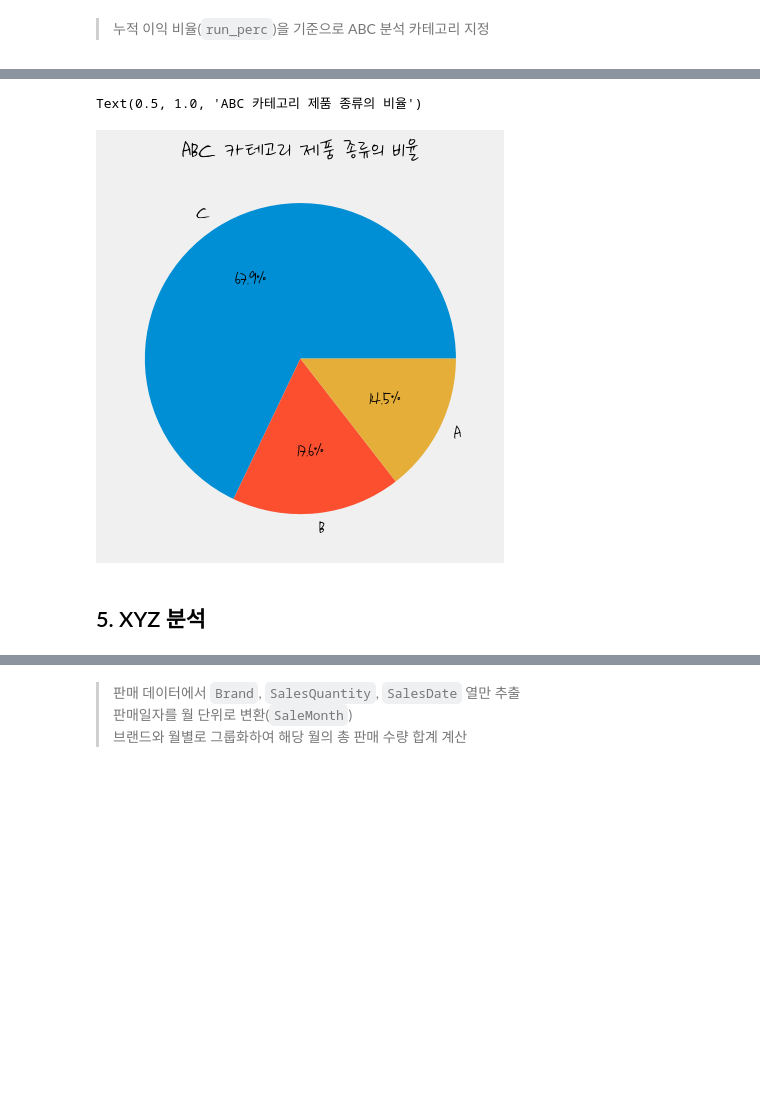
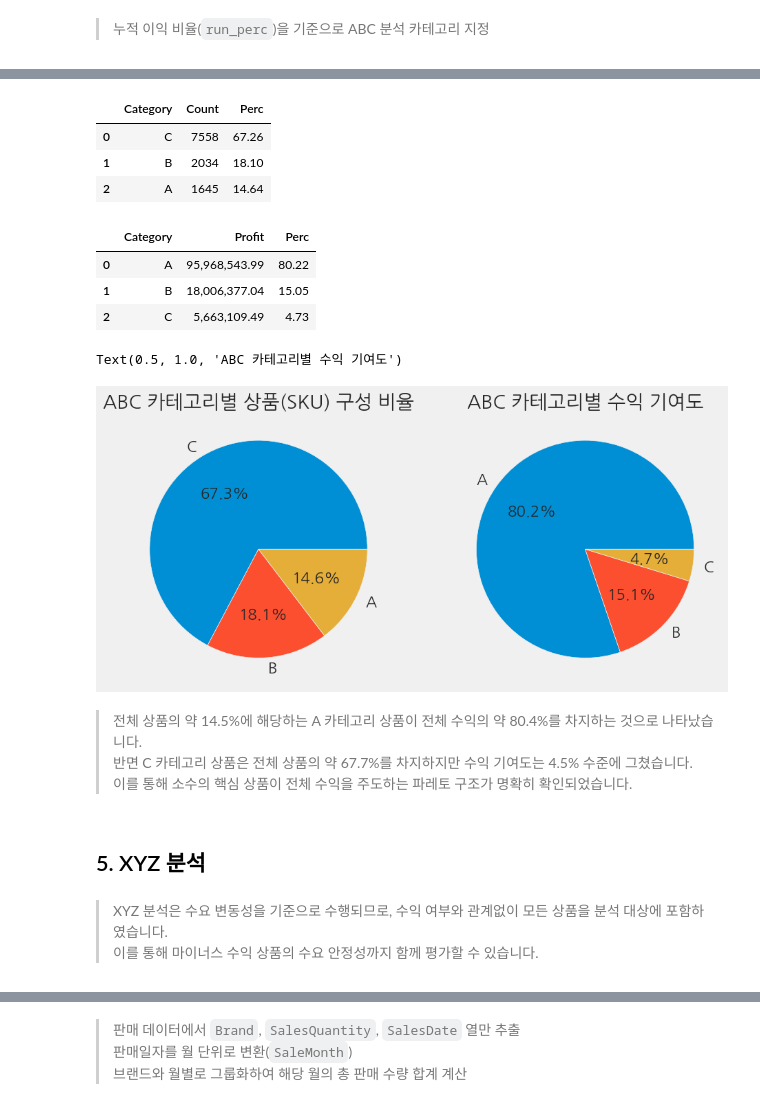
Before and after one commit to koyaniya/warehouse-inventory-optimization-ABC-XYZ-analysis-, a Jupyter notebook: notebooks/analysis.ipynb, the cells around one changed output, grey strips where cells are left out. Cells and saved outputs as stored; diff of their text form; code cells hidden in the pictures; blank space fills up the shorter version.

```diff
--- a/notebooks/analysis.ipynb
+++ b/notebooks/analysis.ipynb
@@ -711,0 +775,3 @@ profit_table = profit_table.sort_values(by='Profit', ascending = False)
+# %%
+profit_table = profit_table[profit_table['Profit']>0]
+profit_table
@@ -738,10 +835,11 @@ profit_table
 > 누적 이익 비율(`run_perc`)을 기준으로 ABC 분석 카테고리 지정
 # %%
 def ABC(run_perc):
-    if run_perc > 0 and run_perc < 0.8:
+    if run_perc < 0.8:
         return 'A'
     elif run_perc >= 0.8 and run_perc < 0.95:
         return 'B'
     elif run_perc >= 0.95:
         return 'C'
+
 profit_table['ABC_category'] = profit_table['run_perc'].apply(ABC)
@@ -763,0 +868,14 @@ profit_table
+# %%
+profit_table= pd.concat(
+    [profit_table, negative_profit],
+    axis=0,
+    ignore_index=True)
+
+profit_table["abc_scope"] = np.where(
+    profit_table["profit_flag"] == "Profit",
+    "Pareto_scope",
+    "Excluded_from_Pareto"
+)
+
+profit_table["margin_pct"] = profit_table["Profit"] / profit_table["NetSales"]
+profit_table
@@ -764,19 +896,50 @@ profit_table
 # %%
+#ABC 카테고리별 상품 수량/비율
 category_share = profit_table['ABC_category'].value_counts()
 category_share = category_share.reset_index()
 category_share.columns = ['Category', 'Count']
+category_share.Count.sum()
+ttl = profit_table['ABC_category'].value_counts().sum()
+category_share['Perc'] = (category_share.Count/ttl)*100
+category_share
+# %% [output]
+|  | Category | Count | Perc |
+| 0 | C | 7558 | 67.26 |
+| 1 | B | 2034 | 18.10 |
+| 2 | A | 1645 | 14.64 |
+# %%
+#ABC 카테고리별 수익/비율
+profit_share = profit_table.groupby('ABC_category').agg({'Profit': 'sum'})
+profit_share = profit_share.reset_index()
+profit_share.columns = ['Category', 'Profit']
+ttl = profit_share['Profit'].sum()
+profit_share ['Perc'] = (profit_share.Profit/ttl)*100
+profit_share
+# %% [output]
+|  | Category | Profit | Perc |
+| 0 | A | 95,968,543.99 | 80.22 |
+| 1 | B | 18,006,377.04 | 15.05 |
+| 2 | C | 5,663,109.49 | 4.73 |
 # %%
-category_share.Count.sum()
-ttl = profit_table['ABC_category'].value_counts().sum()
-category_share['Perc'] = (category_share.Count/ttl)*100
-
+plt.figure(figsize = (10,10))
+plt.subplot(1,2,1)
 plt.pie(category_share.Perc, labels = ['C', 'B', 'A'], autopct='%1.1f%%', textprops={'fontsize': 16})
-plt.title('ABC 카테고리 제품 종류의 비율')
+plt.title('ABC 카테고리별 상품(SKU) 구성 비율')
+plt.subplot(1,2,2)
+plt.pie(profit_share.Perc, labels = ['A', 'B', 'C'], autopct = '%1.1f%%', textprops={'fontsize': 16})
+plt.title('ABC 카테고리별 수익 기여도')
 # %% [output]
-Text(0.5, 1.0, 'ABC 카테고리 제품 종류의 비율')
+Text(0.5, 1.0, 'ABC 카테고리별 수익 기여도')
-[figure, old version]
+[figure, new version]
+# %% [markdown]
+> 전체 상품의 약 14.5%에 해당하는 A 카테고리 상품이 전체 수익의 약 80.4%를 차지하는 것으로 나타났습니다.
+> 반면 C 카테고리 상품은 전체 상품의 약 67.7%를 차지하지만 수익 기여도는 4.5% 수준에 그쳤습니다.
+> 이를 통해 소수의 핵심 상품이 전체 수익을 주도하는 파레토 구조가 명확히 확인되었습니다.
 # %% [markdown]
 ## 5. XYZ 분석
+# %% [markdown]
+>XYZ 분석은 수요 변동성을 기준으로 수행되므로, 수익 여부와 관계없이 모든 상품을 분석 대상에 포함하였습니다.
+>이를 통해 마이너스 수익 상품의 수요 안정성까지 함께 평가할 수 있습니다.
 # %%
 sales.head()
 # %% [output]
```
Also changed, not shown: parts of 83 cells of this notebook, 8 other files.
